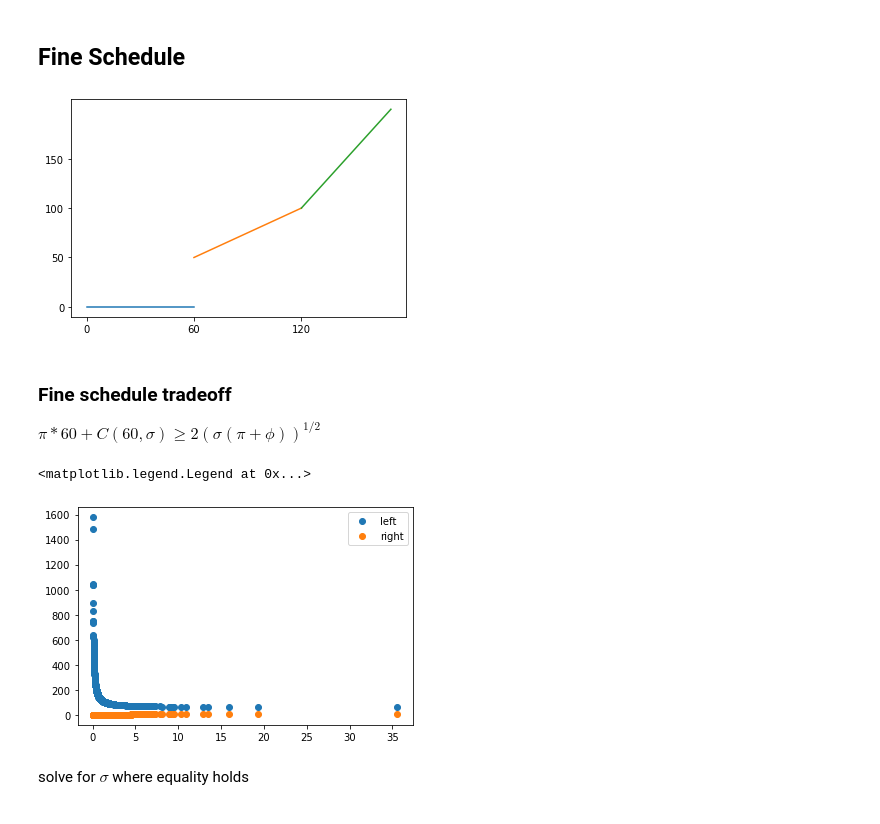
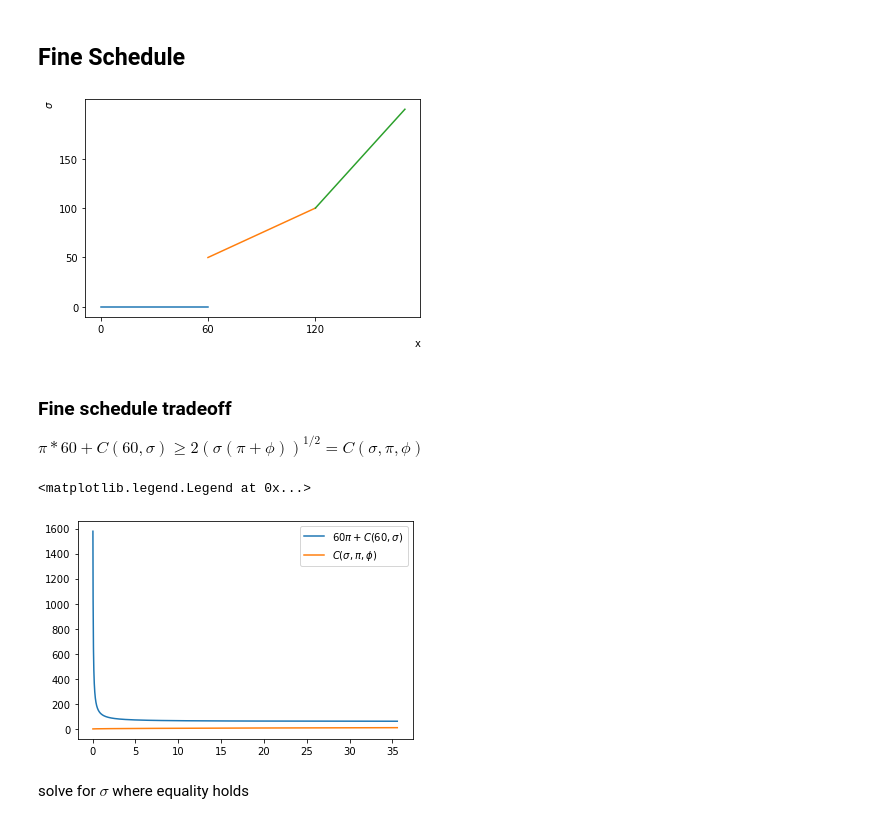
Before and after one commit to paulaleoni/delhi_outages, a Jupyter notebook: sim/simulations.ipynb, the cells around one changed output. Cells and saved outputs as stored; diff of their text form; code cells hidden in the pictures.

Commit message:
nicer plots

```diff
--- a/sim/simulations.ipynb
+++ b/sim/simulations.ipynb
@@ -117,27 +120,30 @@ plt.legend()
 # %%
 x0, y0 = [0,60], [0,0]
 x1, y1 = [60, 120], [50,100]
 x2, y2 = [120,170], [100,200]
 plt.plot(x0, y0)
 plt.plot(x1,y1,x2, y2)
 plt.xticks([0,60,120])
 plt.yticks([0,50,100,150])
+plt.xlabel('x', loc = 'right')
+plt.ylabel(r'$\sigma$', loc = 'top')
 plt.show()
 # %% [output]
-[figure, old version]
+[figure, new version]
 # %% [markdown]
 ### Fine schedule tradeoff
-$\pi*60 + C(60,\sigma) \geq 2(\sigma(\pi + \phi))^{1/2}$
+$\pi*60 + C(60,\sigma) \geq 2(\sigma(\pi + \phi))^{1/2} = C(\sigma, \pi, \phi)$
 # %%
 left = [60*pi + C(s,60) for s in sigma]
 right = [np.sqrt(2*(s*(pi+phi))) for s in sigma]
+tradeoff = pd.DataFrame({'sigma':sigma, 'left':left, 'right':right}).sort_values('sigma')
 
-plt.plot(sigma, left, 'o', label = 'left')
-plt.plot(sigma, right, 'o', label = 'right')
+plt.plot(tradeoff.sigma, tradeoff.left, label = r'$60 \pi + C(60,\sigma)$')
+plt.plot(tradeoff.sigma, tradeoff.right, label = r'$C(\sigma, \pi, \phi)$')
 plt.legend()
 # %% [output]
 <matplotlib.legend.Legend at 0x...>
-[figure, old version]
+[figure, new version]
 # %% [markdown]
 solve for $\sigma$ where equality holds
 # %%
```
Also changed, not shown: parts of 5 cells of this notebook, 1 other file.
